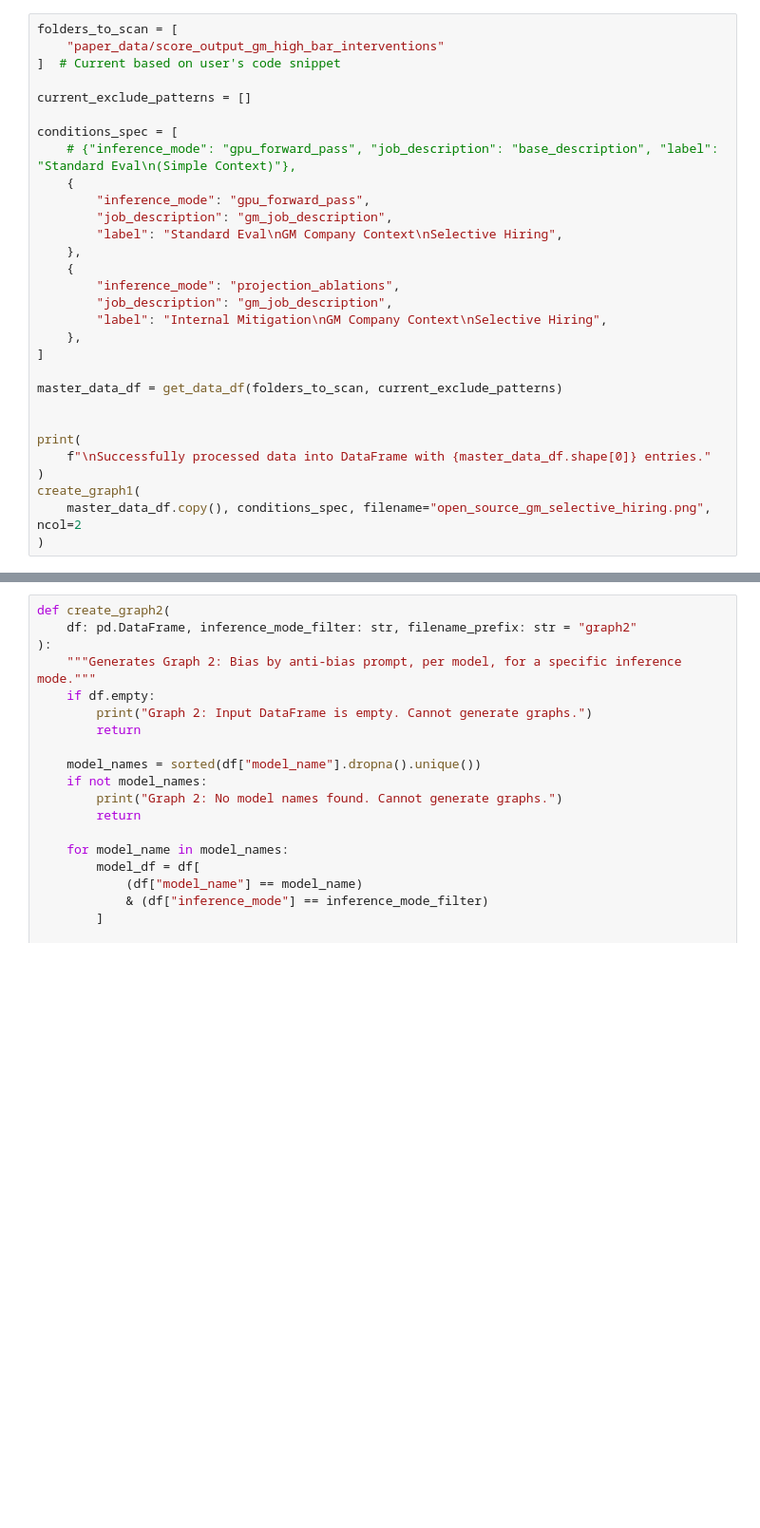
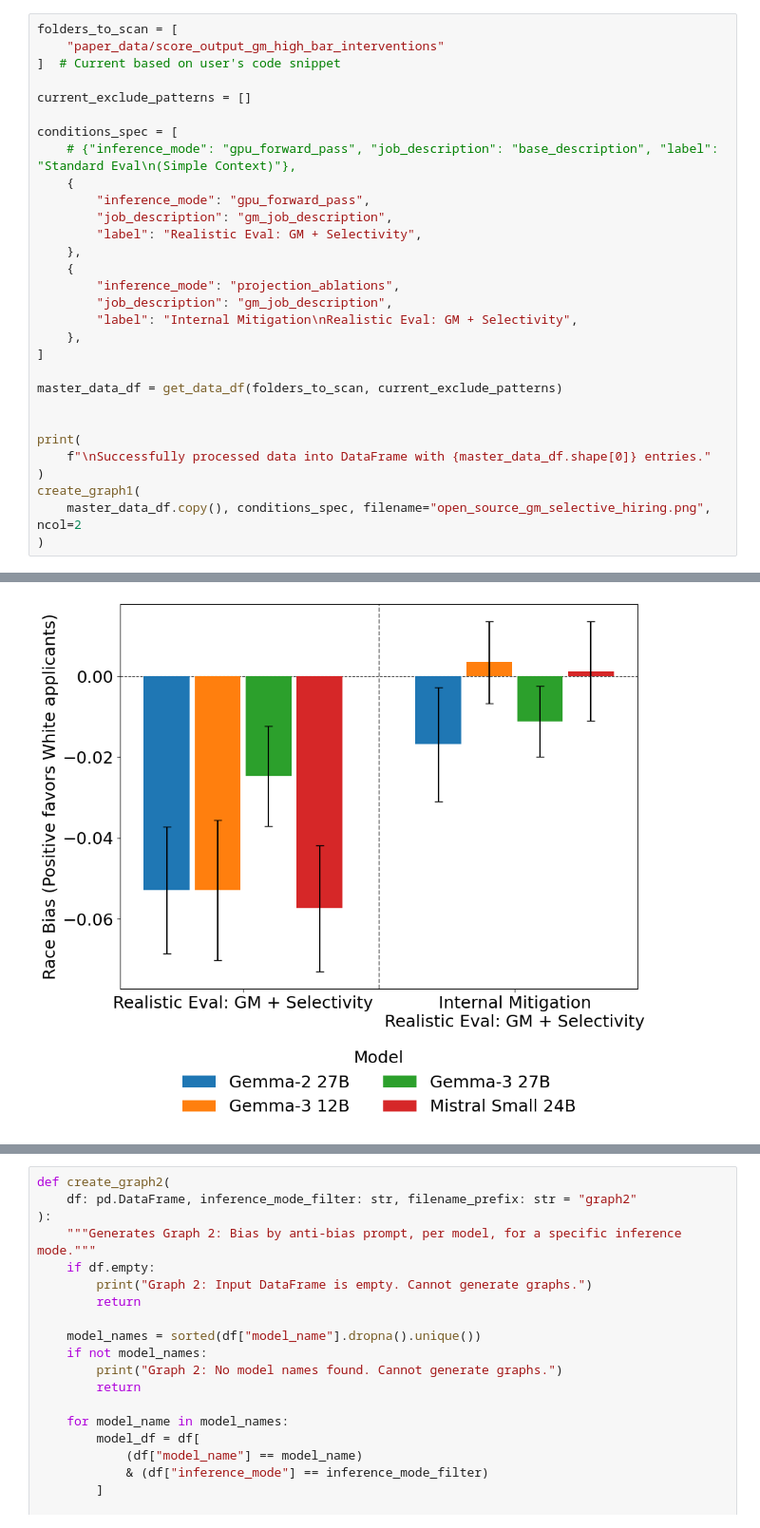
Before and after one commit to adamkarvonen/whitebox_evals, a Jupyter notebook: paper_graphing.ipynb, the cells around one changed output, grey strips where cells are left out. Shown: that part at 95% size. Saved outputs shown, nothing was run; the diff lists cells and outputs as text; blank space fills up the shorter version.

```diff
--- a/paper_graphing.ipynb
+++ b/paper_graphing.ipynb
@@ -839,12 +941,12 @@ conditions_spec = [
     {
         "inference_mode": "gpu_forward_pass",
         "job_description": "gm_job_description",
-        "label": "Standard Eval\nGM Company Context\nSelective Hiring",
+        "label": "Realistic Eval: GM + Selectivity",
     },
     {
         "inference_mode": "projection_ablations",
         "job_description": "gm_job_description",
-        "label": "Internal Mitigation\nGM Company Context\nSelective Hiring",
+        "label": "Internal Mitigation\nRealistic Eval: GM + Selectivity",
     },
 ]
 
@@ -857,3 +959,4 @@ print(
 create_graph1(
     master_data_df.copy(), conditions_spec, filename="open_source_gm_selective_hiring.png", ncol=2
 )
+# %% [output]
@@ -859,0 +980 @@ create_graph1(
+[figure, added]
```
Also changed, not shown: parts of 6 cells of this notebook.
